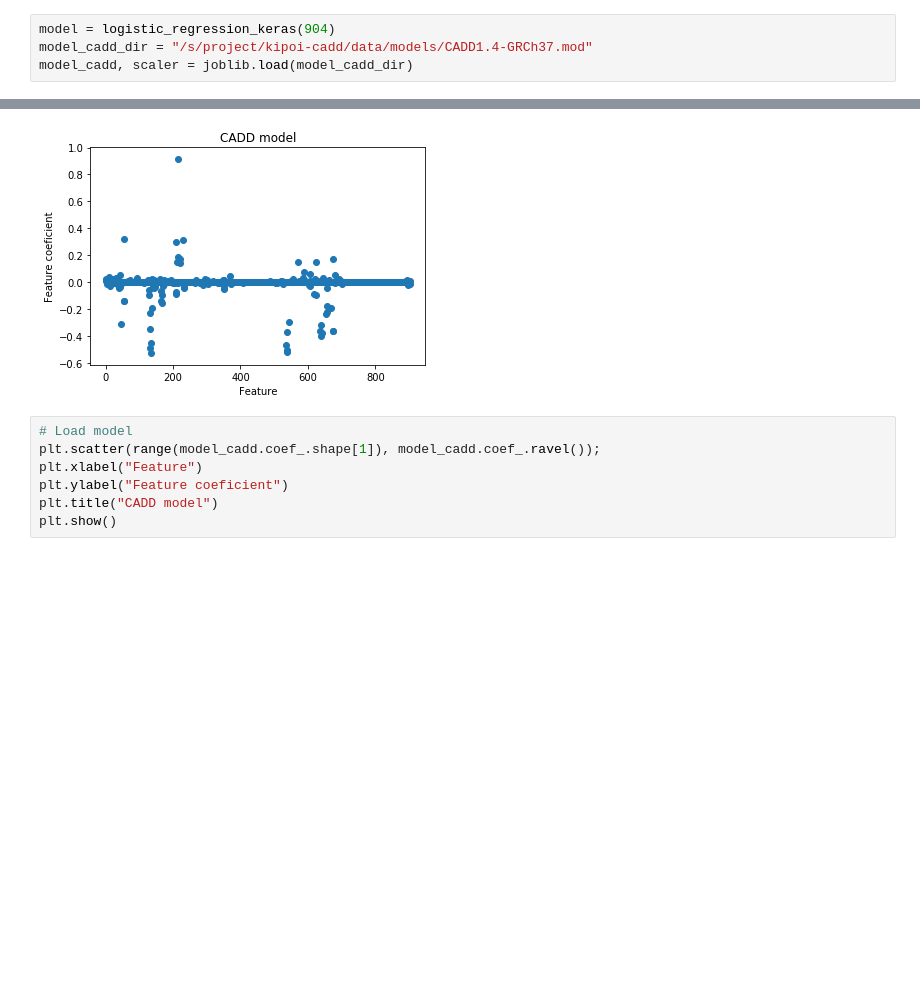
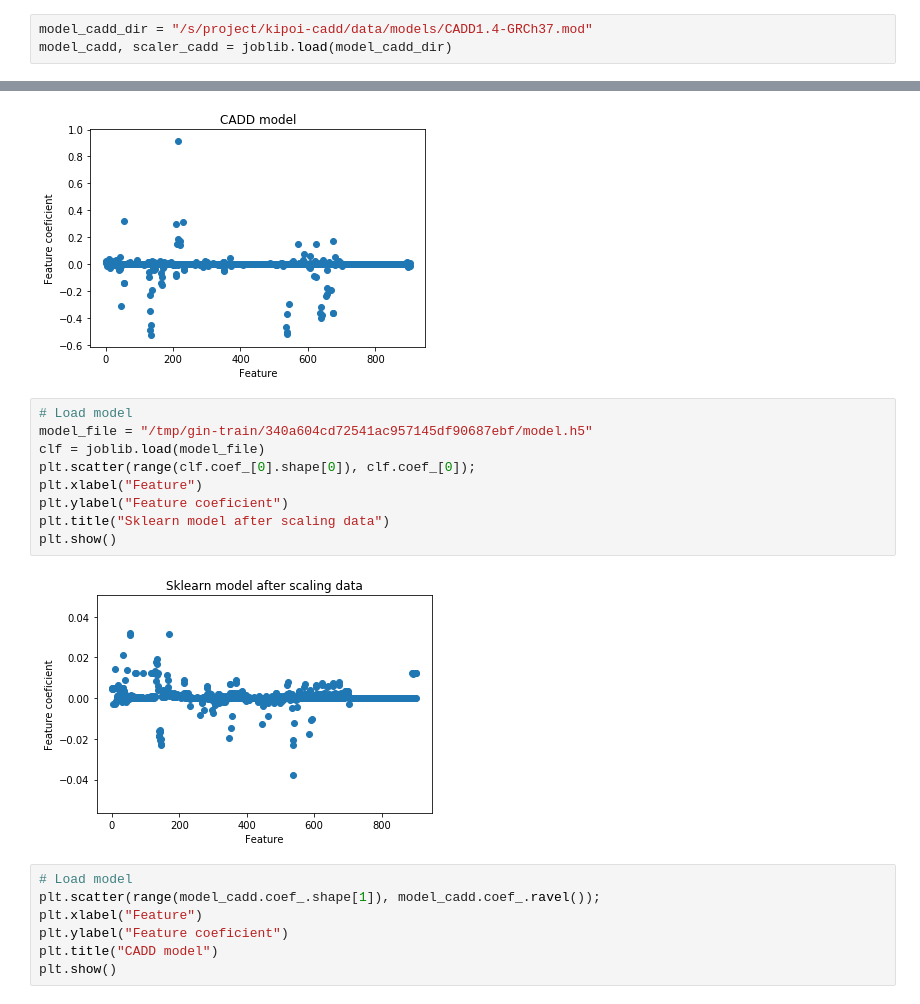
Before and after one commit to dansimancas/kipoi-cadd, a Jupyter notebook: src/02_retrain_cadd_v1.4/04_Debug_training.ipynb, the cells around one changed output, grey strips where cells are left out. Saved outputs shown, nothing was run; the diff lists cells and outputs as text; blank space fills up the shorter version.

```diff
--- a/src/02_retrain_cadd_v1.4/04_Debug_training.ipynb
+++ b/src/02_retrain_cadd_v1.4/04_Debug_training.ipynb
@@ -43,6 +45,5 @@ from kipoi_cadd.models import logistic_regression_keras
 sparse_matrix = "/s/project/kipoi-cadd/data/raw/v1.4/training_data/GRCh37/sparse_matrices/sample_10k.npz"
 variant_ids_file = "/s/project/kipoi-cadd/data/raw/v1.4/training_data/GRCh37/variant_ids/sample_10k.pkl"
 # %%
-model = logistic_regression_keras(904)
 model_cadd_dir = "/s/project/kipoi-cadd/data/models/CADD1.4-GRCh37.mod"
-model_cadd, scaler = joblib.load(model_cadd_dir)
+model_cadd, scaler_cadd = joblib.load(model_cadd_dir)
@@ -124,6 +113,17 @@ plt.title("Keras 10k model")
 plt.show()
 # %% [output]
 [figure]
+# %%
+# Load model
+model_file = "/tmp/gin-train/340a604cd72541ac957145df90687ebf/model.h5"
+clf = joblib.load(model_file)
+plt.scatter(range(clf.coef_[0].shape[0]), clf.coef_[0]);
+plt.xlabel("Feature")
+plt.ylabel("Feature coeficient")
+plt.title("Sklearn model after scaling data")
+plt.show()
+# %% [output]
+[figure, added]
 # %%
 # Load model
 plt.scatter(range(model_cadd.coef_.shape[1]), model_cadd.coef_.ravel());
```
Also changed, not shown: parts of 18 cells of this notebook, 9 other files.
